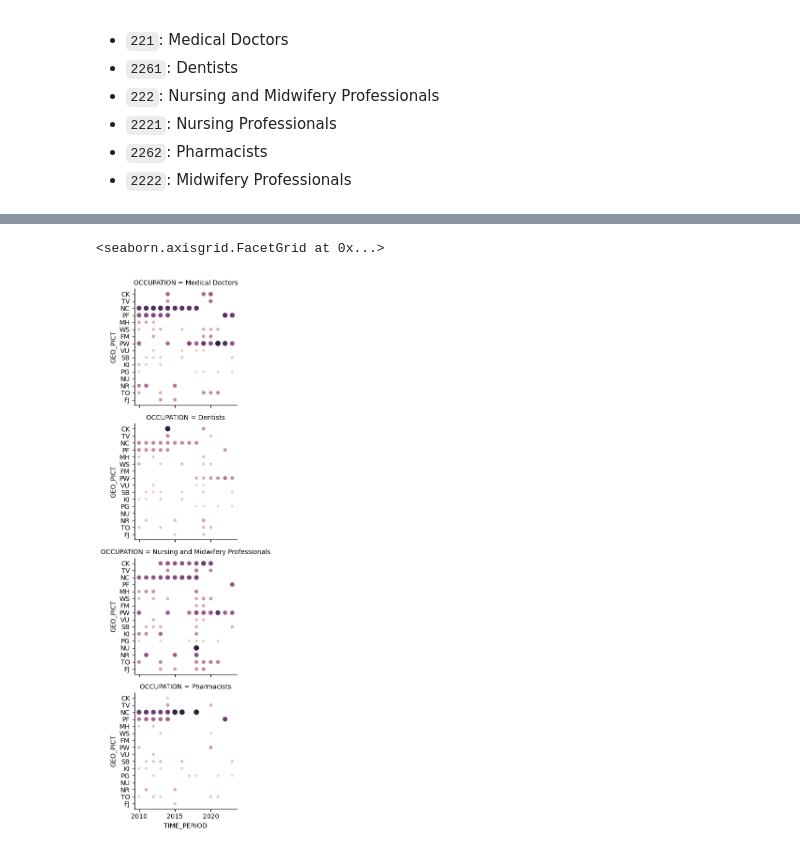
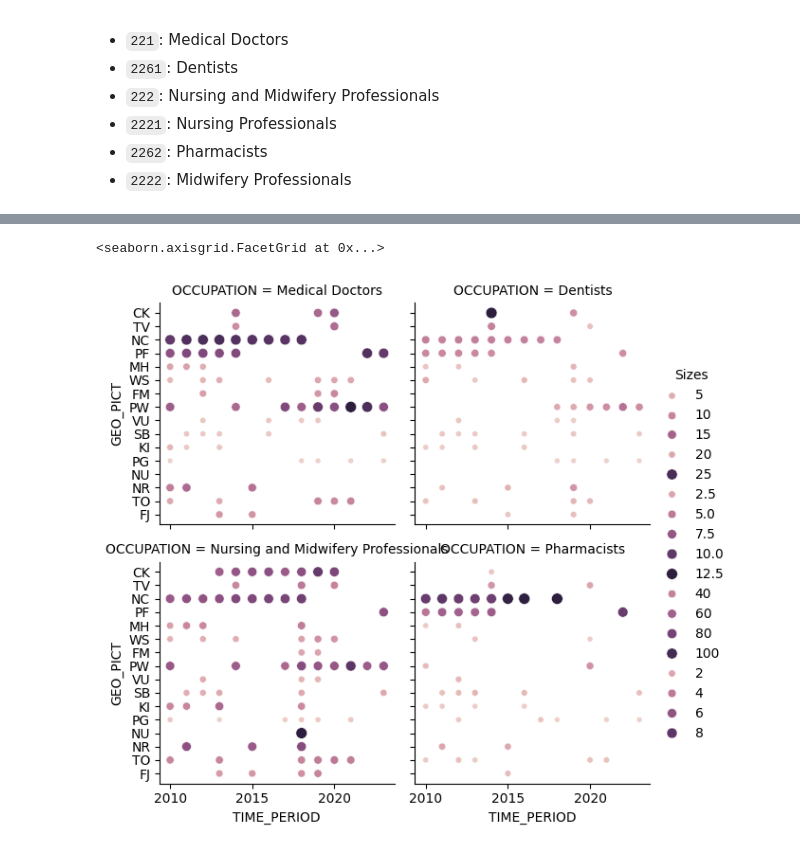
Before and after one commit to lacanlale/pacific-dataviz-2025, a Jupyter notebook: notebooks/Exploration.ipynb, the cells around one changed output, grey strips where cells are left out. Drawn from its saved outputs; the diff is of its cells as text; code cells hidden in the pictures.

Commit message:
Created a base set of visualizations per section of interest

```diff
--- a/notebooks/Exploration.ipynb
+++ b/notebooks/Exploration.ipynb
@@ -154,5 +157,5 @@ data[(data["GEO_PICT"] == "NC") & (data["OCCUPATION"] == "2222")].sort_values(by
 # %%
-target_df = pd.read_csv("../data/filtered_water_data_theme_2.csv")
+# target_df = pd.read_csv("../data/filtered_water_data_theme_2.csv")
 target_inds = {
     "SH_H2O_IMPR": "Population using an improved drinking water source",
     "SH_MED_DEN": "Health worker density",
@@ -160,7 +163,8 @@ target_inds = {
     "BPI_MANAF5": "Healthy food policies in schools",
     "SE_ACS_H2O": "Proportion of schools with access to basic drinking water",
     "SH_SAN_SAFE": "Proportion of population using safely managed sanitation services",
-    "SPC_6_3_1": "Proportion of wastewater safely treated"
+    "SPC_6_3_1": "Proportion of wastewater safely treated",
+    "SPC_3_8_1": "Coverage of essential health services"
 }
 
 target_df = ppl_df[(ppl_df["INDICATOR"].isin(target_inds.keys())) & (ppl_df["URBANIZATION"] == '_T')][
@@ -259,6 +301,11 @@ def draw_heatmap(*args, **kwargs):
     data = kwargs.pop('data')
     d = data.pivot(index=args[1], columns=args[0], values=args[2])
     sns.heatmap(d, **kwargs, xticklabels=True, yticklabels=True)
+
+def normalize(df, feature_name):
+    max_value = df[feature_name].max()
+    min_value = df[feature_name].min()
+    return (df[feature_name] - min_value) / (max_value - min_value)
 
 occ_map = {
     "221": "Medical Doctors",
@@ -289,3 +336,4 @@ data = grouped \
             "level_2": "TIME_PERIOD"
         }
     )
+data["NORMALIZED_OBS"] = normalize(df, "OBS_VALUE")
@@ -298,12 +340,17 @@ g.map_dataframe(draw_heatmap, "TIME_PERIOD", "GEO_PICT", "OBS_VALUE")
 # %%
-g = sns.FacetGrid(data, col="OCCUPATION", col_wrap = 1)
+# # Multi-heatmap option
+# g = sns.FacetGrid(data, col="OCCUPATION", col_wrap = 1)
+# g.map_dataframe(draw_heatmap, "TIME_PERIOD", "GEO_PICT", "NORMALIZED_OBS")
+
+g = sns.FacetGrid(data, col="OCCUPATION", col_wrap = 2)
 g.map_dataframe(
     sns.scatterplot,
     x="TIME_PERIOD",
     y="GEO_PICT",
     hue="OBS_VALUE",
     size="OBS_VALUE"
 )
+g.add_legend(title='Sizes')
 # %% [output]
 <seaborn.axisgrid.FacetGrid at 0x...>
-[figure, old version]
+[figure, new version]
```
Also changed, not shown: parts of 30 cells of this notebook.
